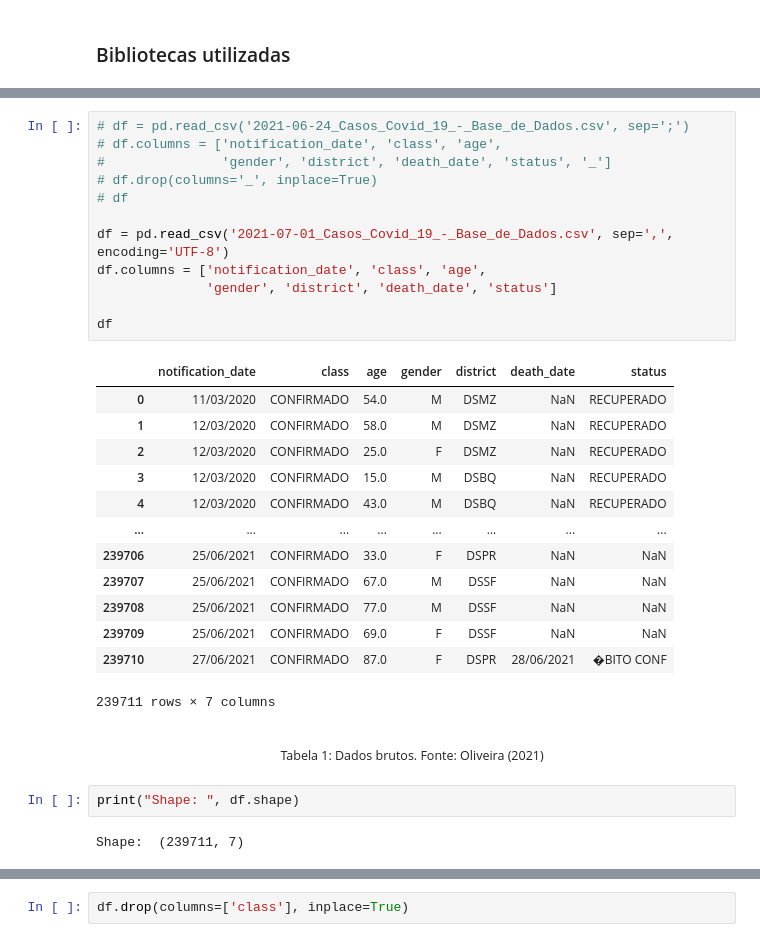
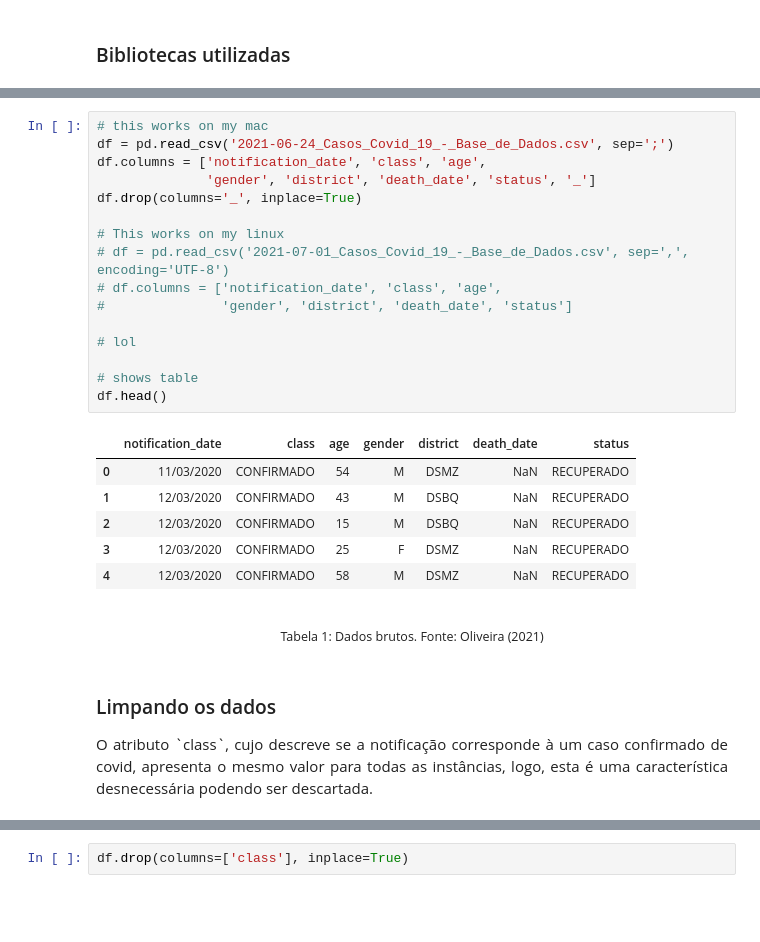
Before and after one commit to brunolcarli/IPythonNotebooks, a Jupyter notebook: covid_curitiba.ipynb, the cells around one changed output, grey strips where cells are left out. Drawn from its saved outputs; the diff is of its cells as text; blank space fills up the shorter version.

```diff
--- a/covid_curitiba.ipynb
+++ b/covid_curitiba.ipynb
@@ -55,35 +77,34 @@ from sklearn.metrics import plot_confusion_matrix
 # %%
-# df = pd.read_csv('2021-06-24_Casos_Covid_19_-_Base_de_Dados.csv', sep=';')
+# this works on my mac
+df = pd.read_csv('2021-06-24_Casos_Covid_19_-_Base_de_Dados.csv', sep=';')
+df.columns = ['notification_date', 'class', 'age',
+              'gender', 'district', 'death_date', 'status', '_']
+df.drop(columns='_', inplace=True)
+
+# This works on my linux
+# df = pd.read_csv('2021-07-01_Casos_Covid_19_-_Base_de_Dados.csv', sep=',', encoding='UTF-8')
 # df.columns = ['notification_date', 'class', 'age',
-#               'gender', 'district', 'death_date', 'status', '_']
-# df.drop(columns='_', inplace=True)
-# df
+#               'gender', 'district', 'death_date', 'status']
 
-df = pd.read_csv('2021-07-01_Casos_Covid_19_-_Base_de_Dados.csv', sep=',', encoding='UTF-8')
-df.columns = ['notification_date', 'class', 'age',
-              'gender', 'district', 'death_date', 'status']
+# lol
 
-df
+# shows table
+df.head()
 # %% [output]
 |  | notification_date | class | age | gender | district | death_date | status |
-| 0 | 11/03/2020 | CONFIRMADO | 54.0 | M | DSMZ | NaN | RECUPERADO |
-| 1 | 12/03/2020 | CONFIRMADO | 58.0 | M | DSMZ | NaN | RECUPERADO |
-| 2 | 12/03/2020 | CONFIRMADO | 25.0 | F | DSMZ | NaN | RECUPERADO |
-| 3 | 12/03/2020 | CONFIRMADO | 15.0 | M | DSBQ | NaN | RECUPERADO |
-| 4 | 12/03/2020 | CONFIRMADO | 43.0 | M | DSBQ | NaN | RECUPERADO |
-| ... | ... | ... | ... | ... | ... | ... | ... |
-| 239706 | 25/06/2021 | CONFIRMADO | 33.0 | F | DSPR | NaN | NaN |
-| 239707 | 25/06/2021 | CONFIRMADO | 67.0 | M | DSSF | NaN | NaN |
-| 239708 | 25/06/2021 | CONFIRMADO | 77.0 | M | DSSF | NaN | NaN |
-| 239709 | 25/06/2021 | CONFIRMADO | 69.0 | F | DSSF | NaN | NaN |
-| 239710 | 27/06/2021 | CONFIRMADO | 87.0 | F | DSPR | 28/06/2021 | �BITO CONF |
+| 0 | 11/03/2020 | CONFIRMADO | 54 | M | DSMZ | NaN | RECUPERADO |
+| 1 | 12/03/2020 | CONFIRMADO | 43 | M | DSBQ | NaN | RECUPERADO |
+| 2 | 12/03/2020 | CONFIRMADO | 15 | M | DSBQ | NaN | RECUPERADO |
+| 3 | 12/03/2020 | CONFIRMADO | 25 | F | DSMZ | NaN | RECUPERADO |
+| 4 | 12/03/2020 | CONFIRMADO | 58 | M | DSMZ | NaN | RECUPERADO |
-239711 rows × 7 columns
 # %% [markdown]
 <small><center> Tabela 1: Dados brutos. Fonte: Oliveira (2021) </center></small>
-# %%
-print("Shape: ", df.shape)
-# %% [output]
-Shape:  (239711, 7)
+# %% [markdown]
+### Limpando os dados
+
+<p style="text-align:justify;">
+O atributo `class`, cujo descreve se a notificação corresponde à um caso confirmado de covid, apresenta o mesmo valor para todas as instâncias, logo, esta é uma característica desnecessária podendo ser descartada.
+</p>
 # %%
 print("Unique values in every column \n"+'-'*25)
 for i in df.columns:
```
Also changed, not shown: parts of 114 cells of this notebook.
